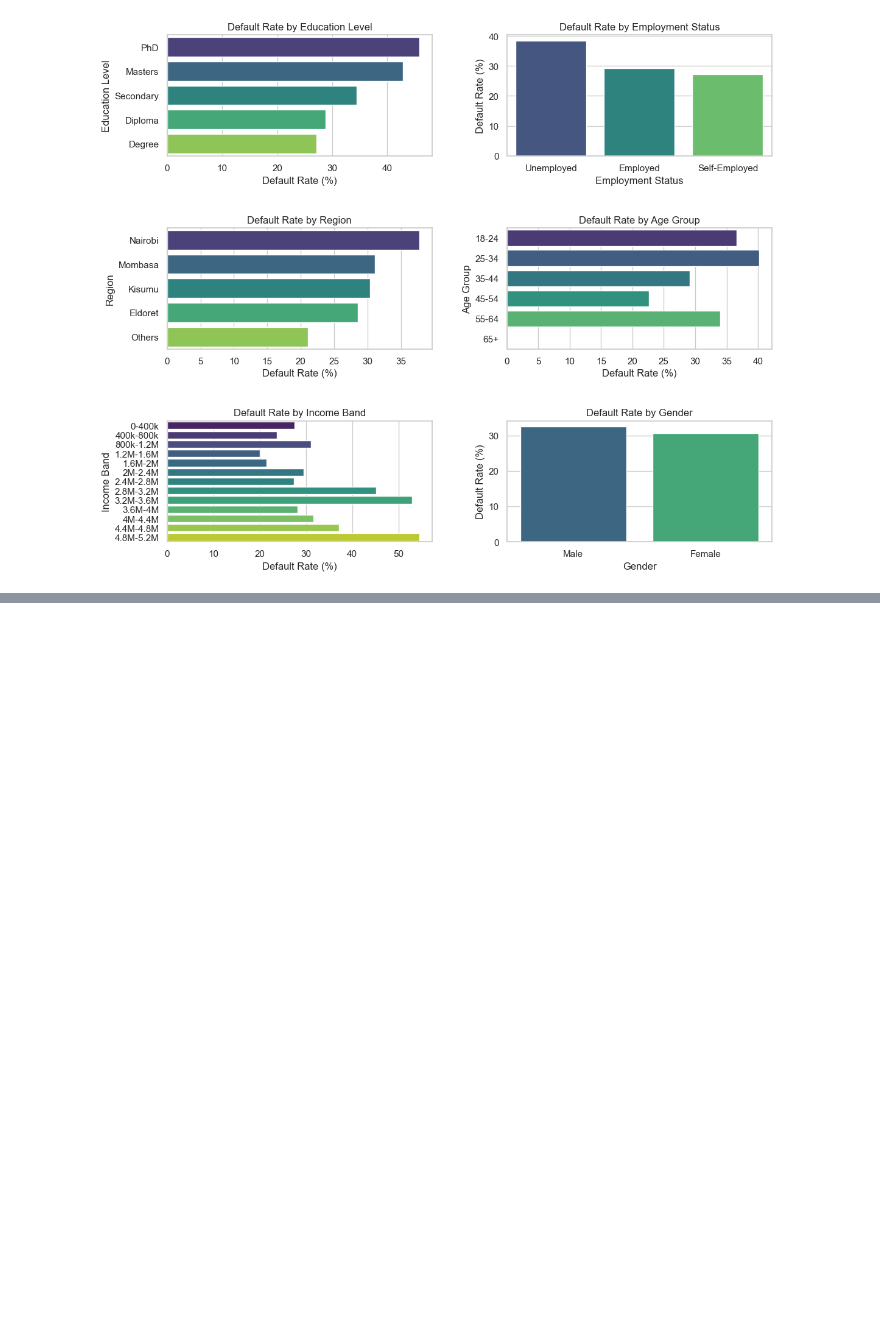
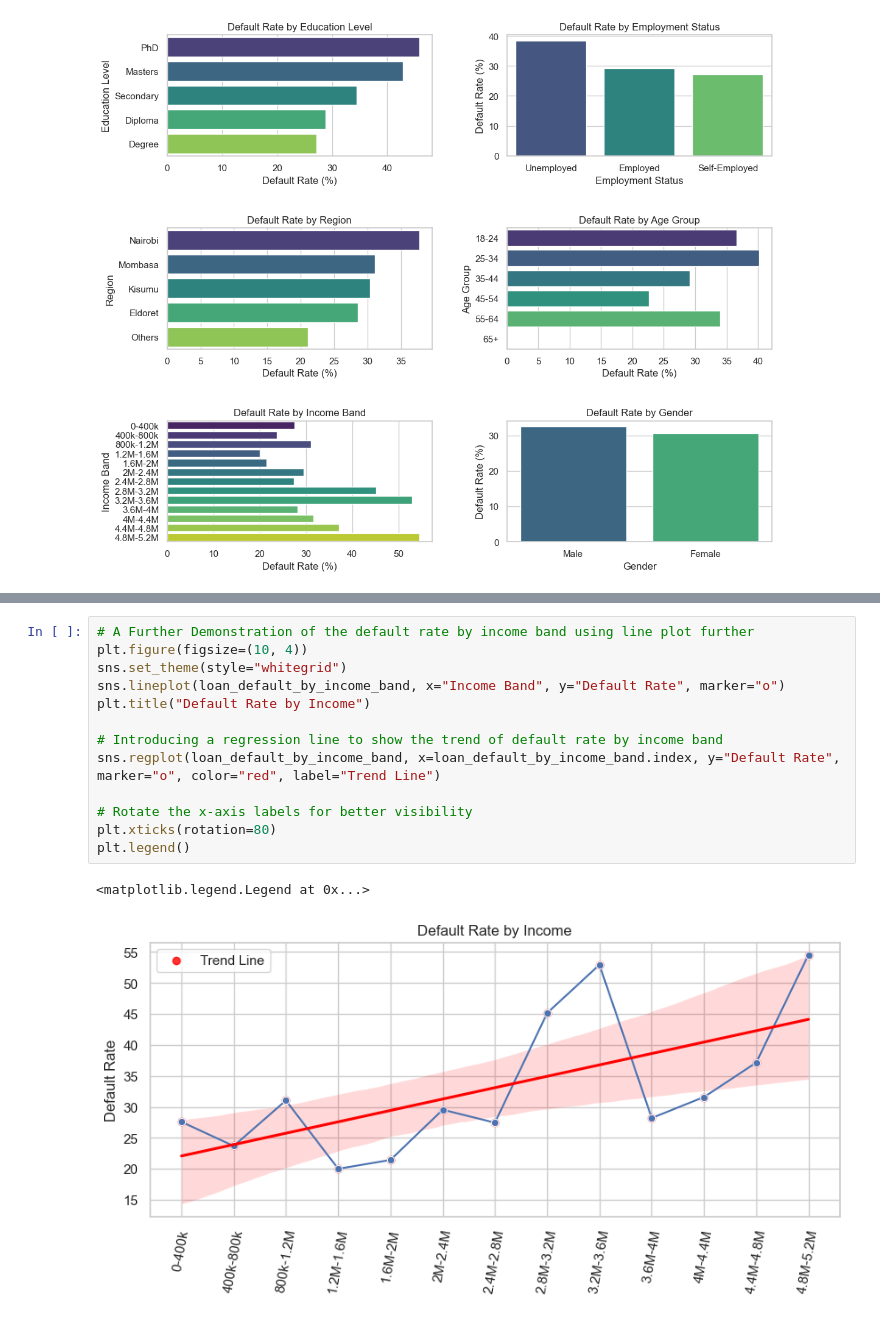
Before and after one commit to mut-rogers/Loan-Default-Analysis, a Jupyter notebook: solution.ipynb, the cells around one changed output, grey strips where cells are left out. Drawn from its saved outputs; the diff is of its cells as text; blank space fills up the shorter version.

Commit message:
q1 - data story - income bands

```diff
--- a/solution.ipynb
+++ b/solution.ipynb
@@ -261,0 +266,16 @@ plt.tight_layout(pad=3.0) # Increasing padding space for the subplots
+# %%
+# A Further Demonstration of the default rate by income band using line plot further
+plt.figure(figsize=(10, 4))
+sns.set_theme(style="whitegrid")
+sns.lineplot(loan_default_by_income_band, x="Income Band", y="Default Rate", marker="o")
+plt.title("Default Rate by Income")
+
+# Introducing a regression line to show the trend of default rate by income band
+sns.regplot(loan_default_by_income_band, x=loan_default_by_income_band.index, y="Default Rate", marker="o", color="red", label="Trend Line")
+
+# Rotate the x-axis labels for better visibility
+plt.xticks(rotation=80)
+plt.legend()
+# %% [output]
+<matplotlib.legend.Legend at 0x...>
+[figure, added]
```
Also changed, not shown: parts of 3 cells of this notebook.
